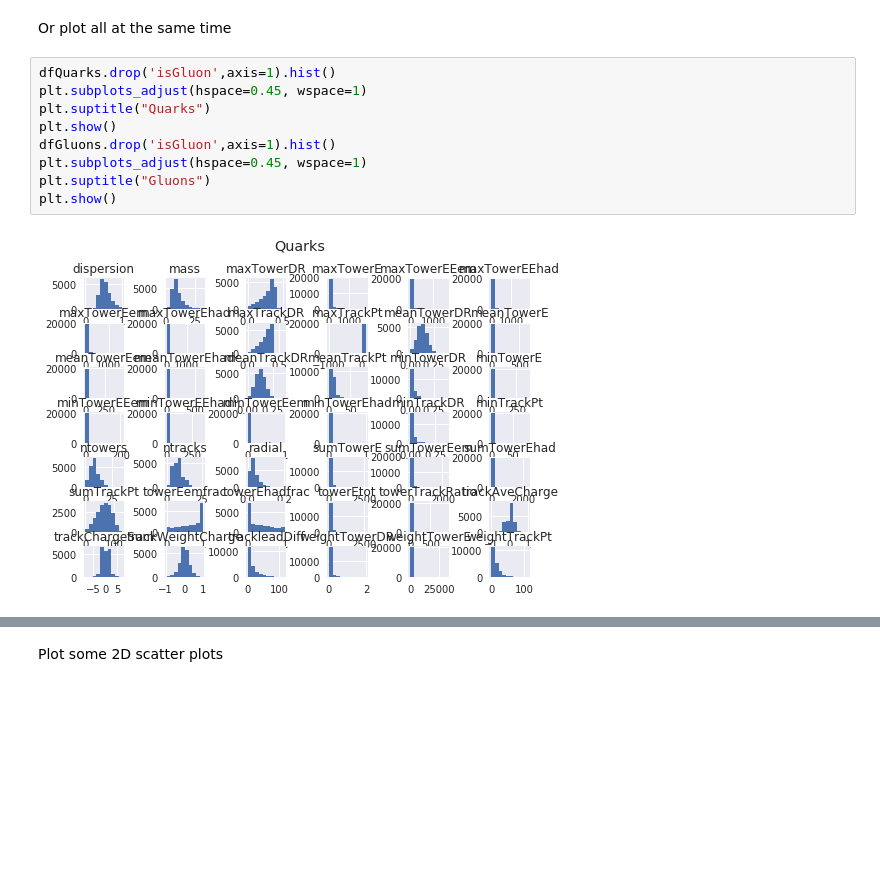
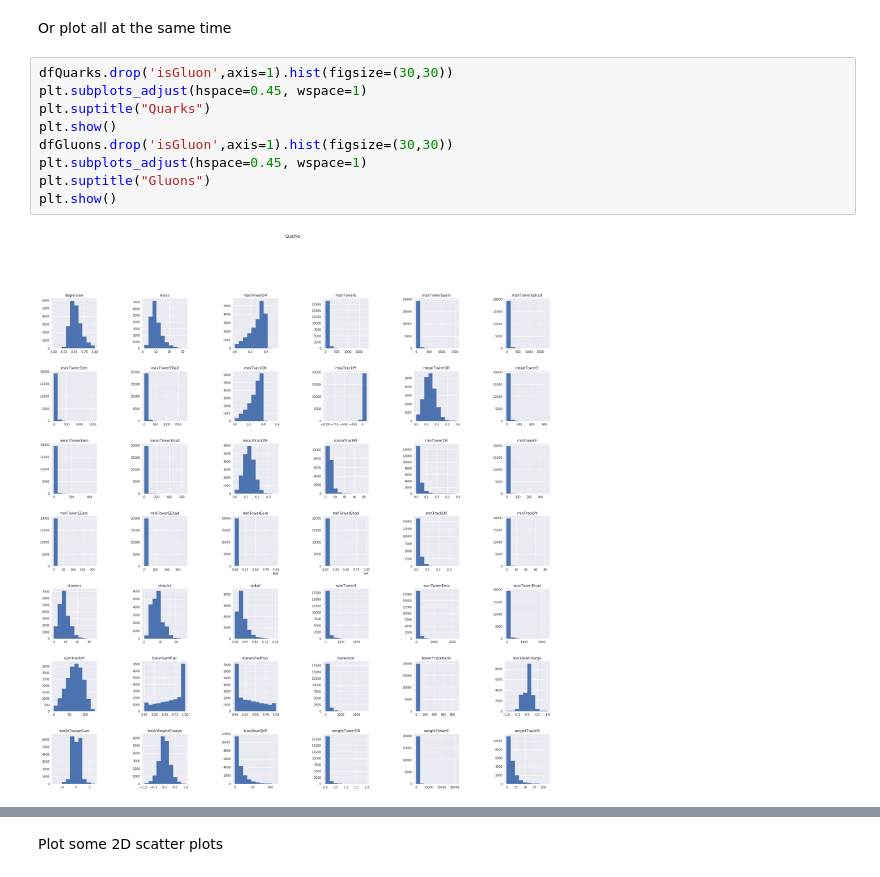
Before and after one commit to cbeiraod/LIPDataScienceSchool_2018, a Jupyter notebook: EDA.ipynb, the cells around one changed output, grey strips where cells are left out. Drawn from its saved outputs; the diff is of its cells as text; blank space fills up the shorter version.

Commit message:
Changed some output plots

```diff
--- a/EDA.ipynb
+++ b/EDA.ipynb
@@ -266,13 +266,13 @@ plt.show()
 # %% [markdown]
 Or plot all at the same time
 # %%
-dfQuarks.drop('isGluon',axis=1).hist()
+dfQuarks.drop('isGluon',axis=1).hist(figsize=(30,30))
 plt.subplots_adjust(hspace=0.45, wspace=1)
 plt.suptitle("Quarks")
 plt.show()
-dfGluons.drop('isGluon',axis=1).hist()
+dfGluons.drop('isGluon',axis=1).hist(figsize=(30,30))
 plt.subplots_adjust(hspace=0.45, wspace=1)
 plt.suptitle("Gluons")
 plt.show()
 # %% [output]
-[figure, old version]
+[figure, new version]
```
Also changed, not shown: parts of 5 cells of this notebook.
